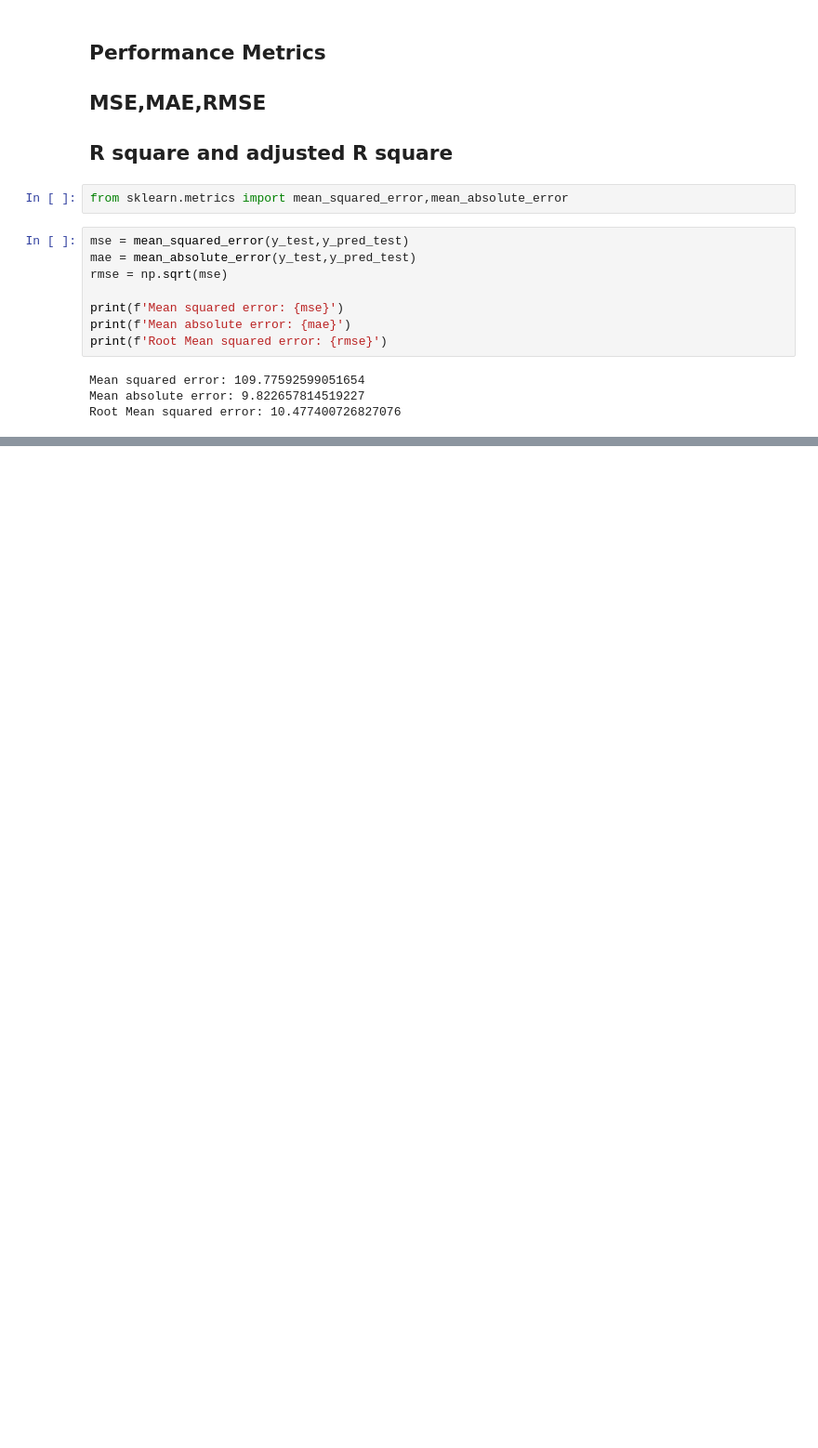
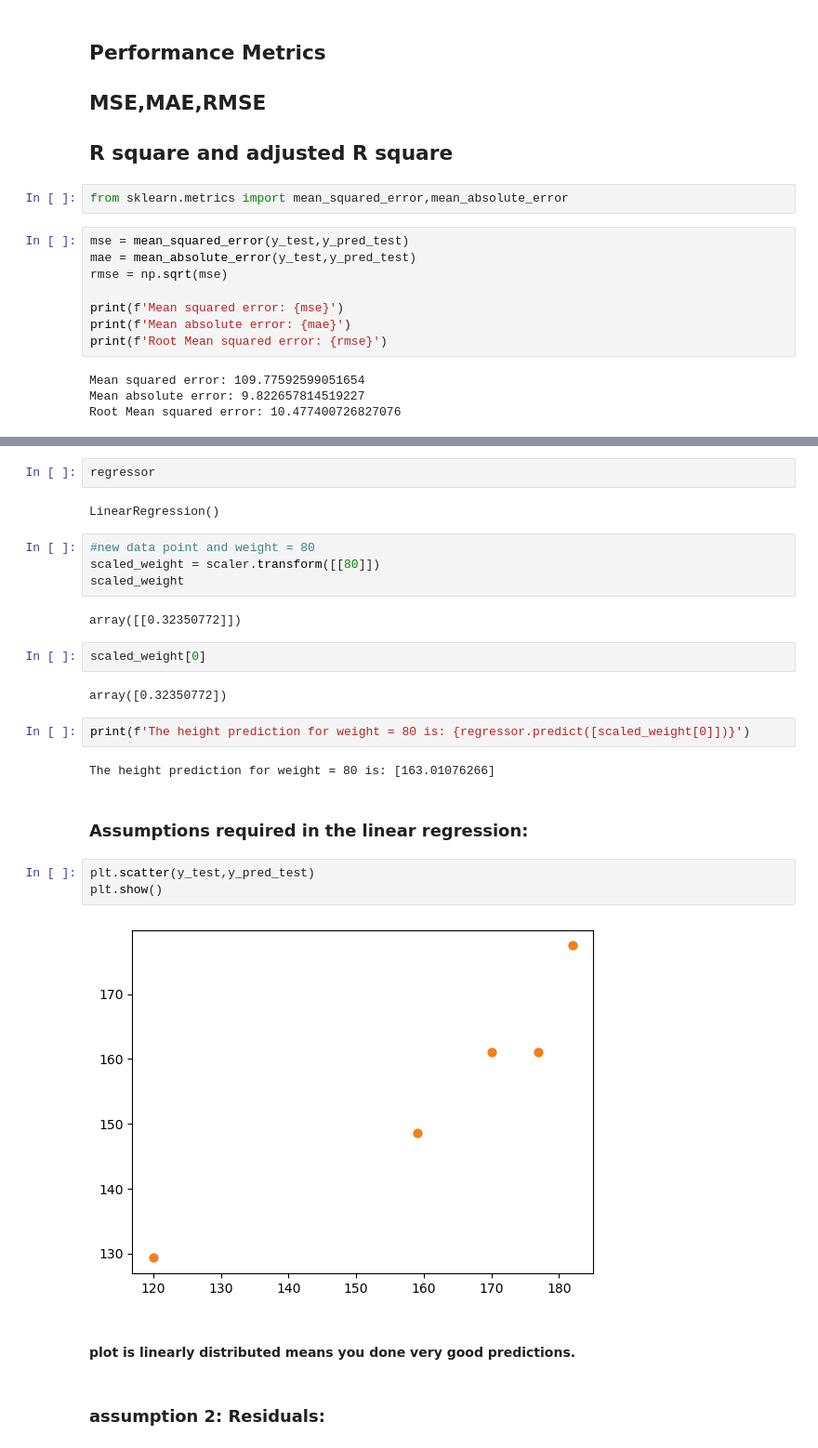
Before and after one commit to ganeshbgunjal/Projects, a Jupyter notebook: 1 Simple Linear Regression/1 Simple Linear Regression.ipynb, the cells around one changed output, grey strips where cells are left out. Shown: that part at 93% size. Saved outputs shown, nothing was run; the diff lists cells and outputs as text; blank space fills up the shorter version.

```diff
--- a/1 Simple Linear Regression/1 Simple Linear Regression.ipynb
+++ b/1 Simple Linear Regression/1 Simple Linear Regression.ipynb
@@ -188,0 +224,29 @@ Root Mean squared error: 10.477400726827076
+# %%
+regressor
+# %% [output]
+LinearRegression()
+# %%
+#new data point and weight = 80
+scaled_weight = scaler.transform([[80]])
+scaled_weight
+# %% [output]
+array([[0.32350772]])
+# %%
+scaled_weight[0]
+# %% [output]
+array([0.32350772])
+# %%
+print(f'The height prediction for weight = 80 is: {regressor.predict([scaled_weight[0]])}')
+# %% [output]
+The height prediction for weight = 80 is: [163.01076266]
+# %% [markdown]
+### Assumptions required in the linear regression:
+# %%
+plt.scatter(y_test,y_pred_test)
+plt.show()
+# %% [output]
+[figure, added]
+# %% [markdown]
+#### plot is linearly distributed means you done very good predictions.
+# %% [markdown]
+### assumption 2: Residuals:
```
Also changed, not shown: parts of 13 cells of this notebook.
